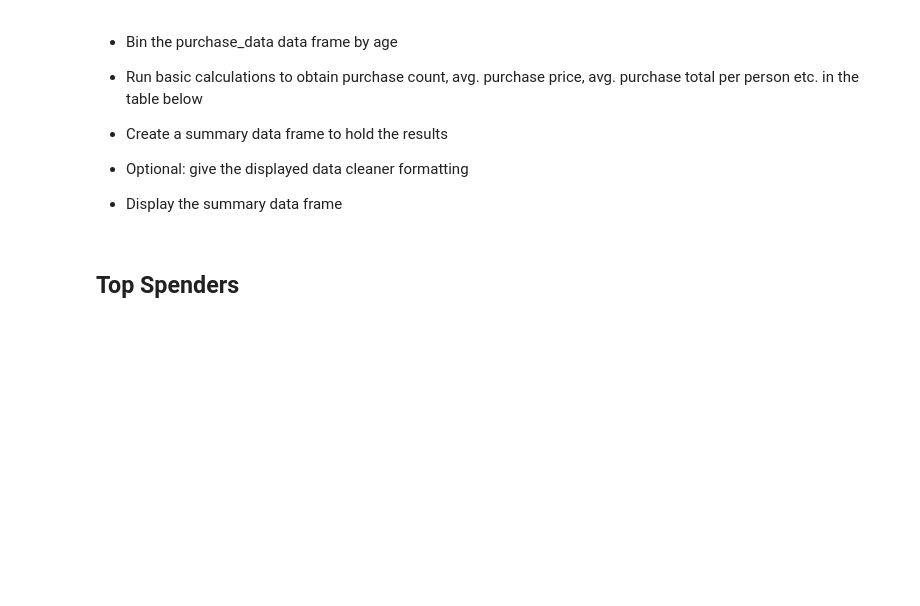
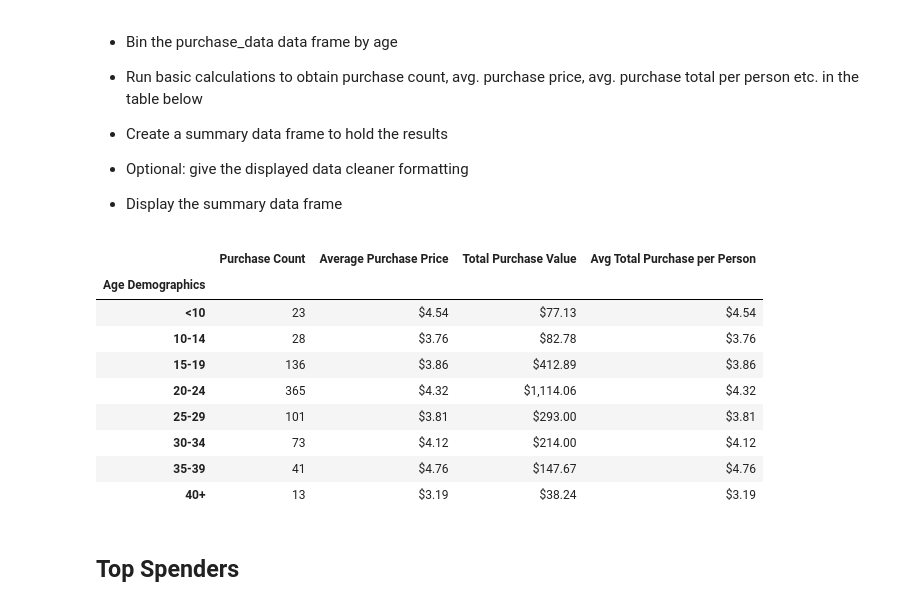
Before and after one commit to jennifermarie6sl/pandas-challenge, a Jupyter notebook: HeroesOfPymoli/HeroesOfPymoli_starter.ipynb, the cells around one changed output. Cells and saved outputs as stored; diff of their text form; code cells hidden in the pictures; blank space fills up the shorter version.

```diff
--- a/HeroesOfPymoli/HeroesOfPymoli_starter.ipynb
+++ b/HeroesOfPymoli/HeroesOfPymoli_starter.ipynb
@@ -227,6 +265,55 @@ purchase_data.loc[:, ["Gender", "Purchase ID", "Price"]].head()
 
 
 * Display the summary data frame
+# %%
+bins = [0, 9.9, 14.9, 19.9, 24.9, 29.9, 34.9, 39.9, 100]
+
+# Create the names for the five bins
+group_names = ["<10", "10-14", "15-19", "20-24", "25-29", "30-34", "35-39", "40+"]
+
+purchase_data["Age Demographics"] = pd.cut(purchase_data["Age"], bins, labels=group_names, include_lowest=True)
+purchase_data
+
+#Calcs:
+age_demographics_cnts = purchase_data.groupby(["Age Demographics"])["SN"].nunique()
+#print(age_demographics_cnts)
+
+total_purchase_cnt = purchase_data.groupby(["Age Demographics"])["Price"].count()
+#print(total_purchase_cnt)
+
+total_purchase_mean = purchase_data.groupby(["Age Demographics"])["Price"].mean()
+#print(total_purchase_mean)
+
+total_purchase_value = purchase_data.groupby(["Age Demographics"])["Price"].sum()
+#print(total_purchase_value)
+
+total_purchase_mean = purchase_data.groupby(["Age Demographics"])["Price"].sum()/age_demographics_cnts
+
+#DF:
+gender_purchasing_analysis = pd.DataFrame({
+    "Purchase Count": total_purchase_cnt,
+    "Average Purchase Price": total_purchase_mean,
+    "Total Purchase Value": total_purchase_value,
+    "Avg Total Purchase per Person": total_purchase_mean
+})
+
+#Formatting:
+gender_purchasing_analysis["Average Purchase Price"] = gender_purchasing_analysis["Average Purchase Price"].astype(float).map("${:,.2f}".format)
+gender_purchasing_analysis["Total Purchase Value"] = gender_purchasing_analysis["Total Purchase Value"].astype(float).map("${:,.2f}".format)
+gender_purchasing_analysis["Avg Total Purchase per Person"] = gender_purchasing_analysis["Avg Total Purchase per Person"].astype(float).map(
+    "${:,.2f}".format)
+gender_purchasing_analysis
+# %% [output]
+|  | Purchase Count | Average Purchase Price | Total Purchase Value | Avg Total Purchase per Person |
+| Age Demographics |  |  |  |  |
+| <10 | 23 | $4.54 | $77.13 | $4.54 |
+| 10-14 | 28 | $3.76 | $82.78 | $3.76 |
+| 15-19 | 136 | $3.86 | $412.89 | $3.86 |
+| 20-24 | 365 | $4.32 | $1,114.06 | $4.32 |
+| 25-29 | 101 | $3.81 | $293.00 | $3.81 |
+| 30-34 | 73 | $4.12 | $214.00 | $4.12 |
+| 35-39 | 41 | $4.76 | $147.67 | $4.76 |
+| 40+ | 13 | $3.19 | $38.24 | $3.19 |
 # %% [markdown]
 ## Top Spenders
 # %% [markdown]
```
Also changed, not shown: parts of 11 cells of this notebook.
